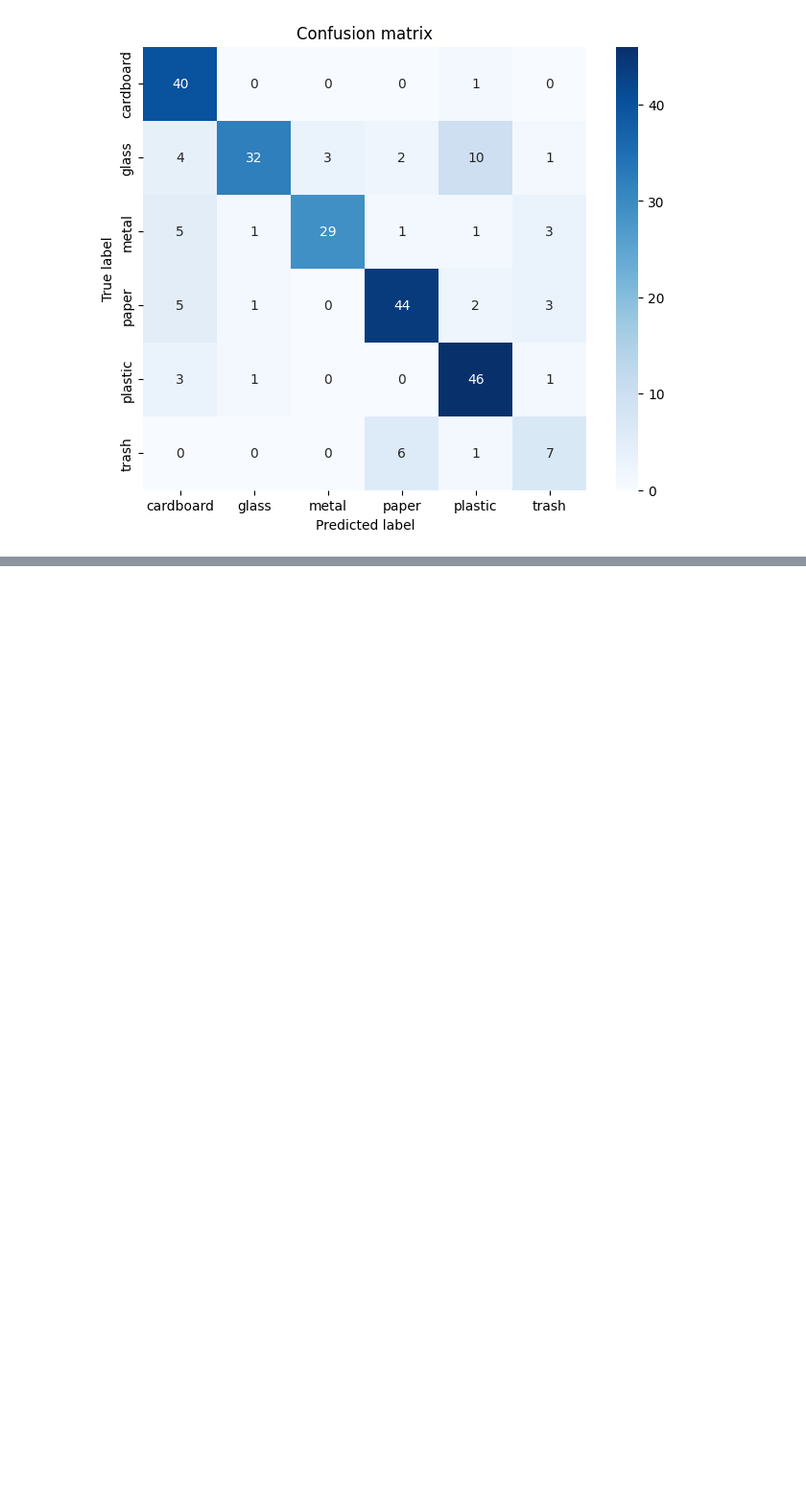
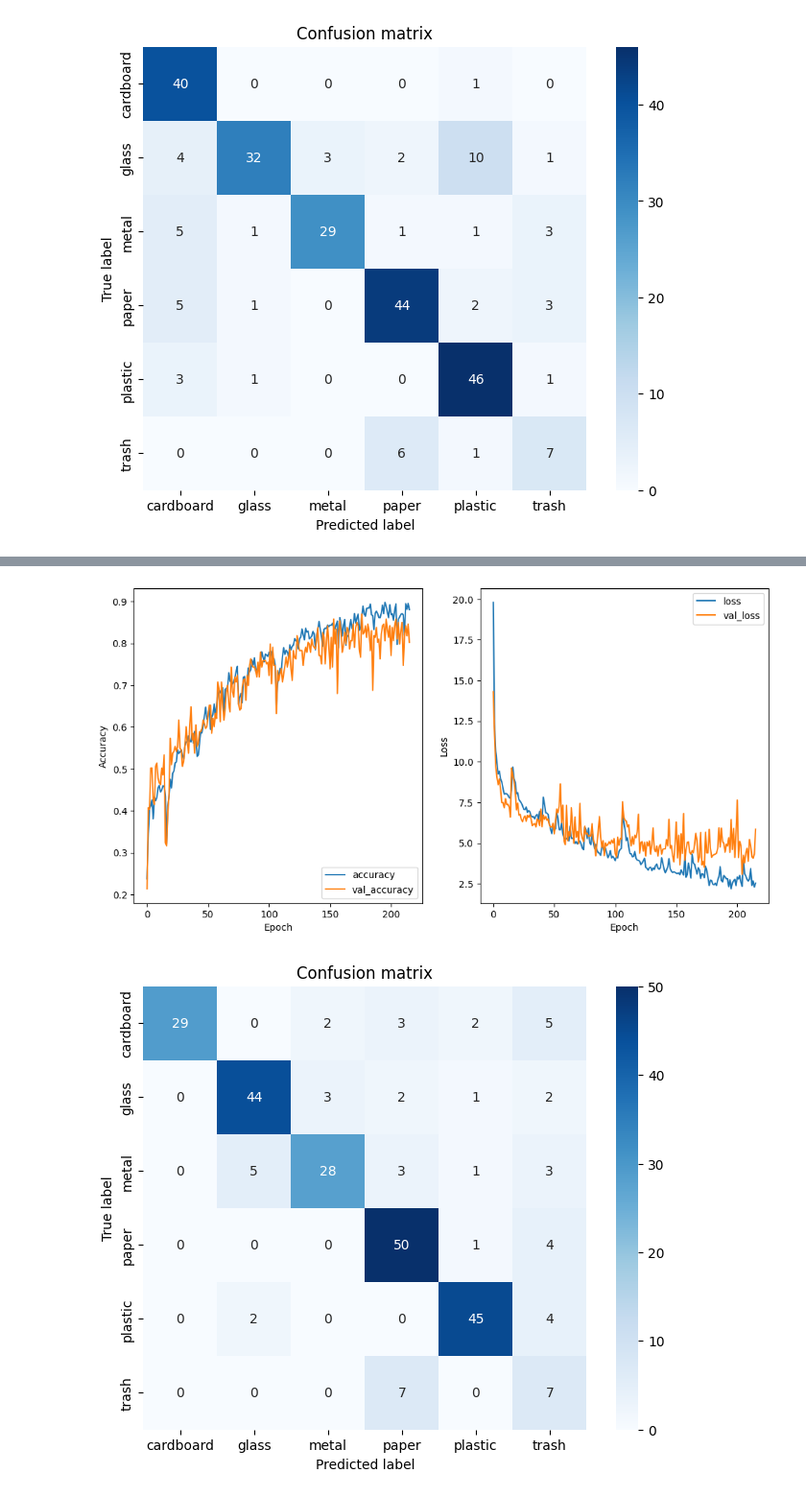
Before and after one commit to inessmatos/CAA_P1, a Jupyter notebook: CNN.ipynb, the cells around one changed output, grey strips where cells are left out. Shown at 96% size. Drawn from its saved outputs; the diff is of its cells as text; code cells hidden in the pictures; blank space fills up the shorter version.

Commit message:
Add model training history for 11CNN with accuracy and loss metrics

```diff
--- a/CNN.ipynb
+++ b/CNN.ipynb
@@ -889,3 +891,28 @@ model_10.evaluate()
 1/1 ━━━━━━━━━━━━━━━━━━━━ 1s 678ms/step
 [figure]
 [figure]
+# %%
+def model_cnn_e(size:tuple[int,int]) -> Sequential:
+    model = Sequential()
+    model.add(Input((size[0], size[1], 3)))
+    model.add(BatchNormalization())
+    model.add(Conv2D(64, (3, 3), activation='relu'))
+    model.add(MaxPooling2D((2, 2)))
+    model.add(Conv2D(96, (3, 3), activation='relu'))
+    model.add(MaxPooling2D((2, 2)))
+    model.add(Conv2D(128, (3, 3), activation='relu'))
+    model.add(MaxPooling2D((2, 2)))
+    model.add(Conv2D(128, (3, 3), activation='relu'))
+    model.add(MaxPooling2D((2, 2)))
+    model.add(Conv2D(128, (3, 3), activation='relu'))
+    model.add(MaxPooling2D((2, 2)))
+    model.add(Flatten())
+    model.add(Dense(128, activation='relu' , kernel_regularizer=l2(0.1)))
+    model.add(Dense(64, activation='relu', kernel_regularizer=l2(0.1)))
+    model.add(Dense(6, activation='softmax'))
+    return model
+# %%
+IMG_SIZE = (512,384)
+model_11 = MModel("model_11cnn")
+model_11.set_model(model_cnn_e(IMG_SIZE))
+model_11.summary()
@@ -891,0 +941,3 @@ model_10.evaluate()
+# %%
+model_11.compile(optimizer='adam', loss=weigthed_loss_func, metrics=['accuracy'])
+history = model_11.fit(epochs=300,callbacks=[early_stopping])
@@ -891,0 +988,3 @@ model_10.evaluate()
+# %%
+model_11.evaluate()
+# %% [output]
@@ -891,0 +1008,2 @@ model_10.evaluate()
+[figure, added]
+[figure, added]
```
Also changed, not shown: parts of 5 cells of this notebook, 6 other files.
